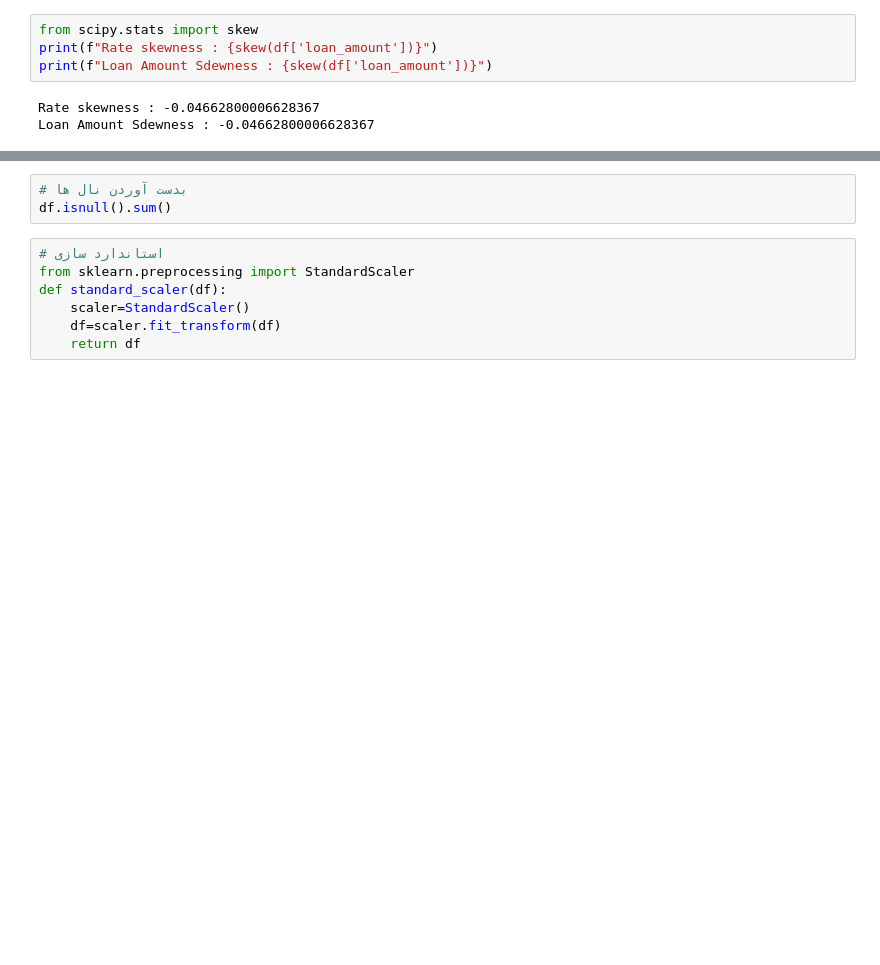
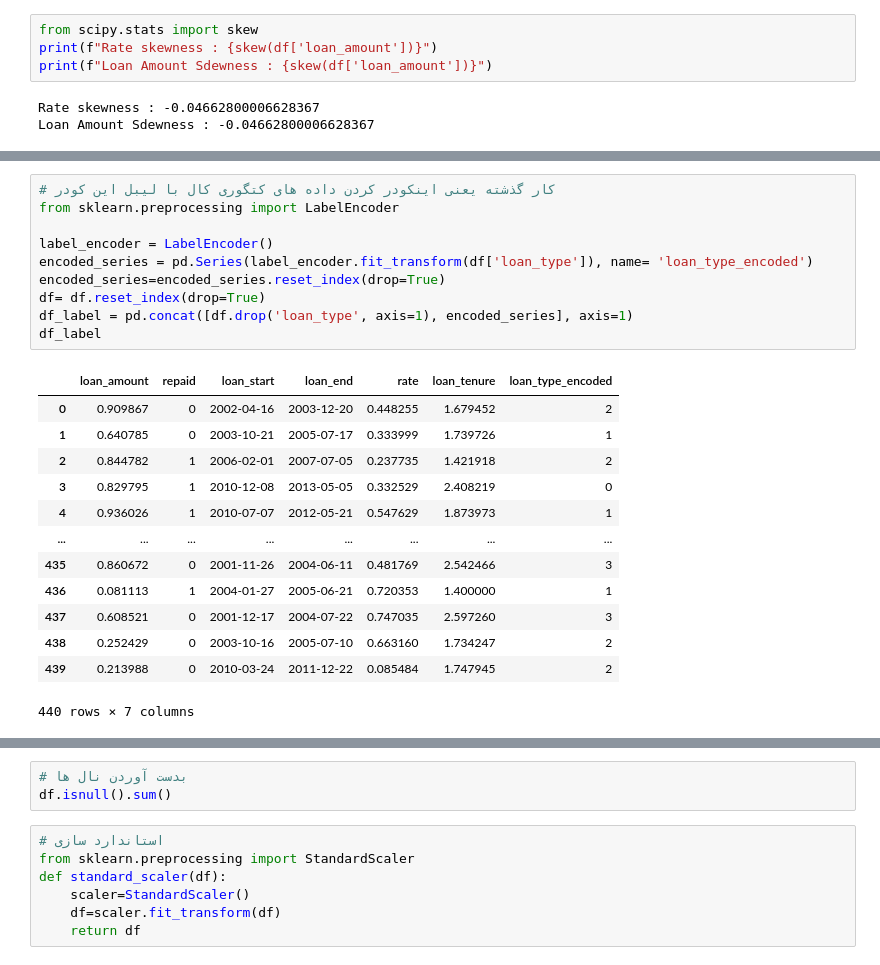
Before and after one commit to Artificial-i/-1-5, a Jupyter notebook: Untitled0.ipynb, the cells around one changed output, grey strips where cells are left out. Drawn from its saved outputs; the diff is of its cells as text; blank space fills up the shorter version.

```diff
--- a/Untitled0.ipynb
+++ b/Untitled0.ipynb
@@ -677,0 +697,24 @@ dtype: object
+# %%
+# کار گذشته یعنی اینکودر کردن داده های کتگوری کال با لیبل این کودر
+from sklearn.preprocessing import LabelEncoder
+
+label_encoder = LabelEncoder()
+encoded_series = pd.Series(label_encoder.fit_transform(df['loan_type']), name= 'loan_type_encoded')
+encoded_series=encoded_series.reset_index(drop=True)
+df= df.reset_index(drop=True)
+df_label = pd.concat([df.drop('loan_type', axis=1), encoded_series], axis=1)
+df_label
+# %% [output]
+|  | loan_amount | repaid | loan_start | loan_end | rate | loan_tenure | loan_type_encoded |
+| 0 | 0.909867 | 0 | 2002-04-16 | 2003-12-20 | 0.448255 | 1.679452 | 2 |
+| 1 | 0.640785 | 0 | 2003-10-21 | 2005-07-17 | 0.333999 | 1.739726 | 1 |
+| 2 | 0.844782 | 1 | 2006-02-01 | 2007-07-05 | 0.237735 | 1.421918 | 2 |
+| 3 | 0.829795 | 1 | 2010-12-08 | 2013-05-05 | 0.332529 | 2.408219 | 0 |
+| 4 | 0.936026 | 1 | 2010-07-07 | 2012-05-21 | 0.547629 | 1.873973 | 1 |
+| ... | ... | ... | ... | ... | ... | ... | ... |
+| 435 | 0.860672 | 0 | 2001-11-26 | 2004-06-11 | 0.481769 | 2.542466 | 3 |
+| 436 | 0.081113 | 1 | 2004-01-27 | 2005-06-21 | 0.720353 | 1.400000 | 1 |
+| 437 | 0.608521 | 0 | 2001-12-17 | 2004-07-22 | 0.747035 | 2.597260 | 3 |
+| 438 | 0.252429 | 0 | 2003-10-16 | 2005-07-10 | 0.663160 | 1.734247 | 2 |
+| 439 | 0.213988 | 0 | 2010-03-24 | 2011-12-22 | 0.085484 | 1.747945 | 2 |
+440 rows × 7 columns
```
Also changed, not shown: parts of 15 cells of this notebook.
